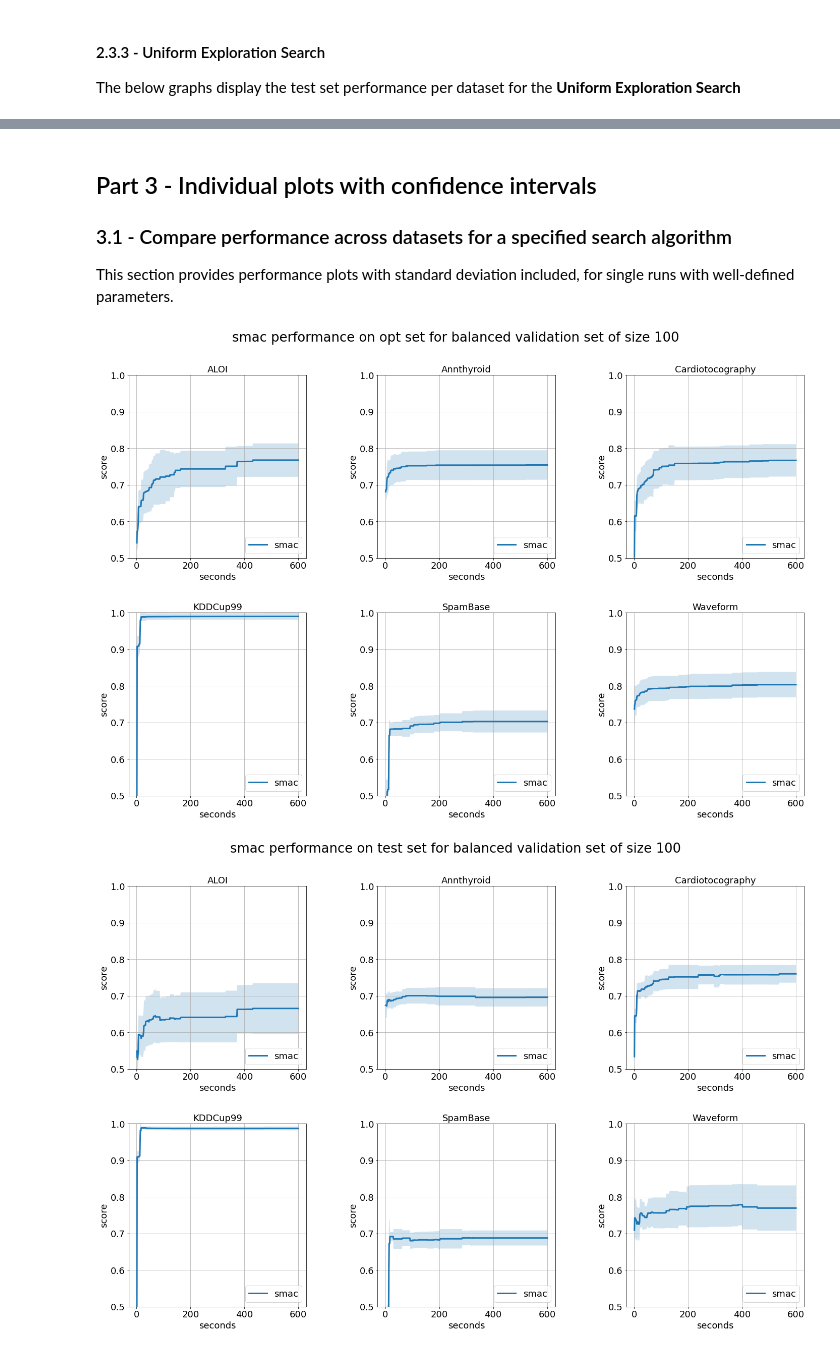
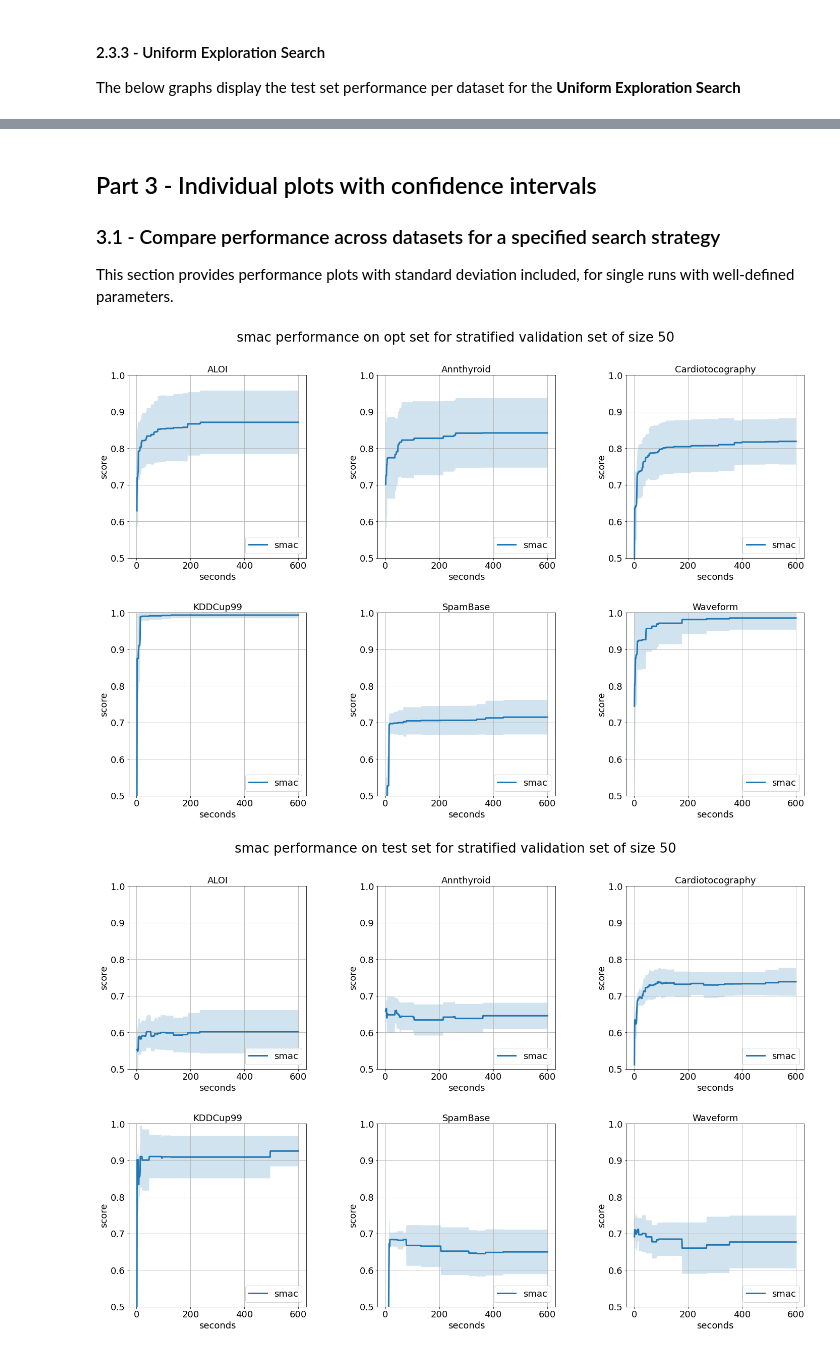
Before and after one commit to johnantonn/cash-for-unsupervised-ad, a Jupyter notebook: src/notebooks/results_visualizer.ipynb, the cells around one changed output, grey strips where cells are left out. Saved outputs shown, nothing was run; the diff lists cells and outputs as text; code cells hidden in the pictures.

```diff
--- a/src/notebooks/results_visualizer.ipynb
+++ b/src/notebooks/results_visualizer.ipynb
@@ -90,7 +93,8 @@ for dataset in dataset_list:
                 best_opt_score = df['single_best_optimization_score'].iloc[-1]
                 best_opt_params = filename.split('.')[0].split('_')[1:]
             # test score
-            if df['single_best_test_score'].iloc[-1] > best_test_score:
+            # Comment in/out according to the desired results
+            #if df['single_best_test_score'].iloc[-1] > best_test_score:
                 best_test_score = df['single_best_test_score'].iloc[-1]
                 best_test_params = filename.split('.')[0].split('_')[1:]
     print(dataset)
@@ -714,6 +768,6 @@ plot_h3_results(
 # %% [markdown]
 ## Part 3 - Individual plots with confidence intervals
-### 3.1 - Compare performance across datasets for a specified search algorithm
+### 3.1 - Compare performance across datasets for a specified search strategy
 This section provides performance plots with standard deviation included, for single runs with well-defined parameters.
 # %%
 # Plotting function with std
@@ -721,7 +775,7 @@ def plot_results_with_std_1(
     results_processed_path, # str
     dataset_list, # list(str)
     total_budget, # int
-    search_algorithm, # str
+    search_strategy, # str
     validation_strategy, # int
     validation_size, # int
     eval_type # str
@@ -736,7 +790,7 @@ def plot_results_with_std_1(
     fig.suptitle(
         '{} performance on {} set for {} validation set of size {}'\
         .format(
-            search_algorithm,
+            search_strategy,
             eval_type,
             validation_strategy,
             validation_size),
@@ -746,7 +800,7 @@ def plot_results_with_std_1(
     for i, dataset in enumerate(dataset_list):
         for filename in os.listdir(results_processed_path):
             if dataset in filename \
-            and search_algorithm in filename \
+            and search_strategy in filename \
             and validation_strategy in filename \
             and str(validation_size)+'.' in filename:
                 # import performance data as DataFrame
@@ -779,7 +833,7 @@ def plot_results_with_std_1(
                 plt.title(dataset)
                 if save_figs:
                     plt.savefig('{}_{}_{}_{}_std.png'.format(
-                        search_algorithm,
+                        search_strategy,
                         eval_type,
                         total_budget,
                         validation_strategy,
@@ -787,31 +841,31 @@ def plot_results_with_std_1(
                     ))
 # %%
 # Parameters
-search_algorithm_31 = 'smac'
-validation_strategy_31 = 'balanced'
-validation_size_31 = 100
+search_strategy_31 = 'smac'
+validation_strategy_31 = 'stratified'
+validation_size_31 = 50
 # %%
 # Plot validation set performance
 plot_results_with_std_1(
     results_processed_path,
     dataset_list,
     total_budget,
-    search_algorithm_31,
+    search_strategy_31,
     validation_strategy_31,
     validation_size_31,
     'opt'
 )
 # Plot test set performance
 plot_results_with_std_1(
     results_processed_path,
     dataset_list,
     total_budget,
-    search_algorithm_31,
+    search_strategy_31,
     validation_strategy_31,
     validation_size_31,
     'test'
 )
 # %% [output]
-[figure, old version]
+[figure, new version]
-[figure, old version]
+[figure, new version]
 # %% [markdown]
```
Also changed, not shown: parts of 30 cells of this notebook, 1 other file.
